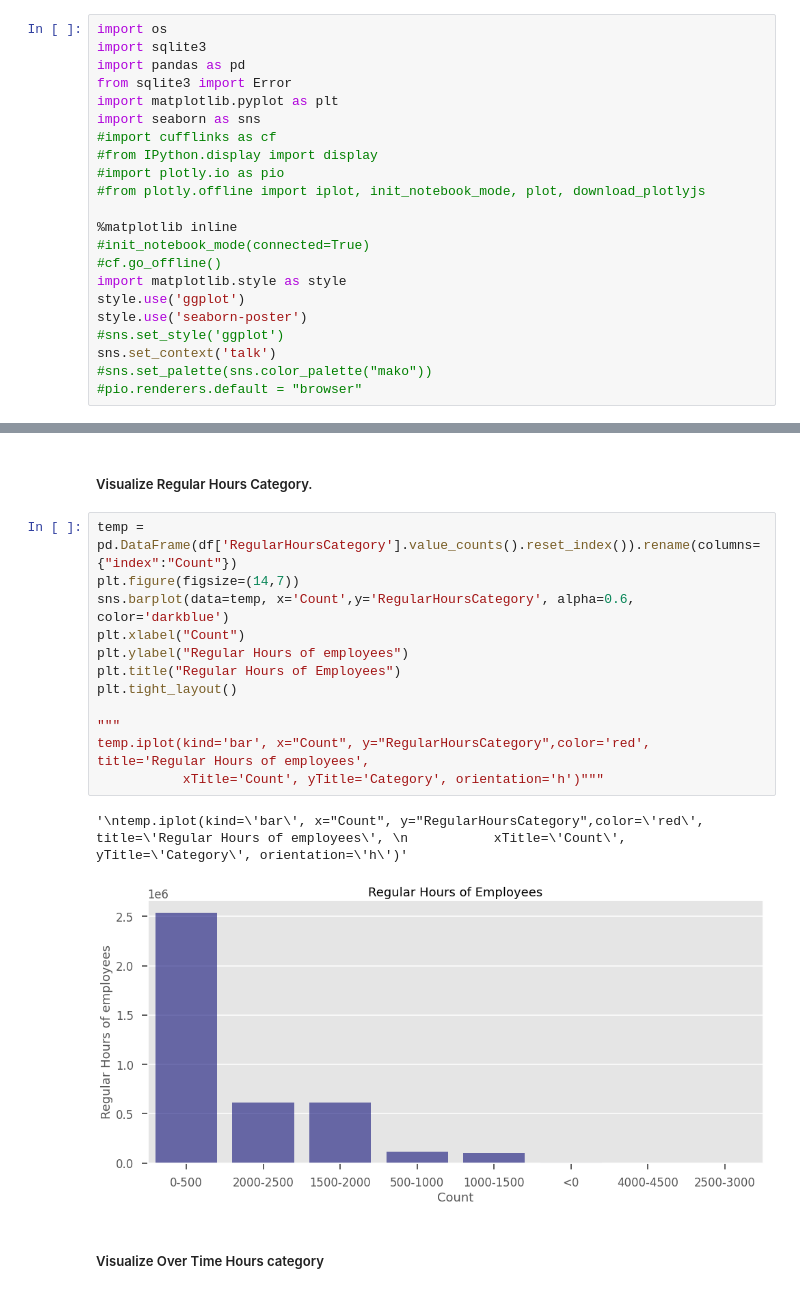
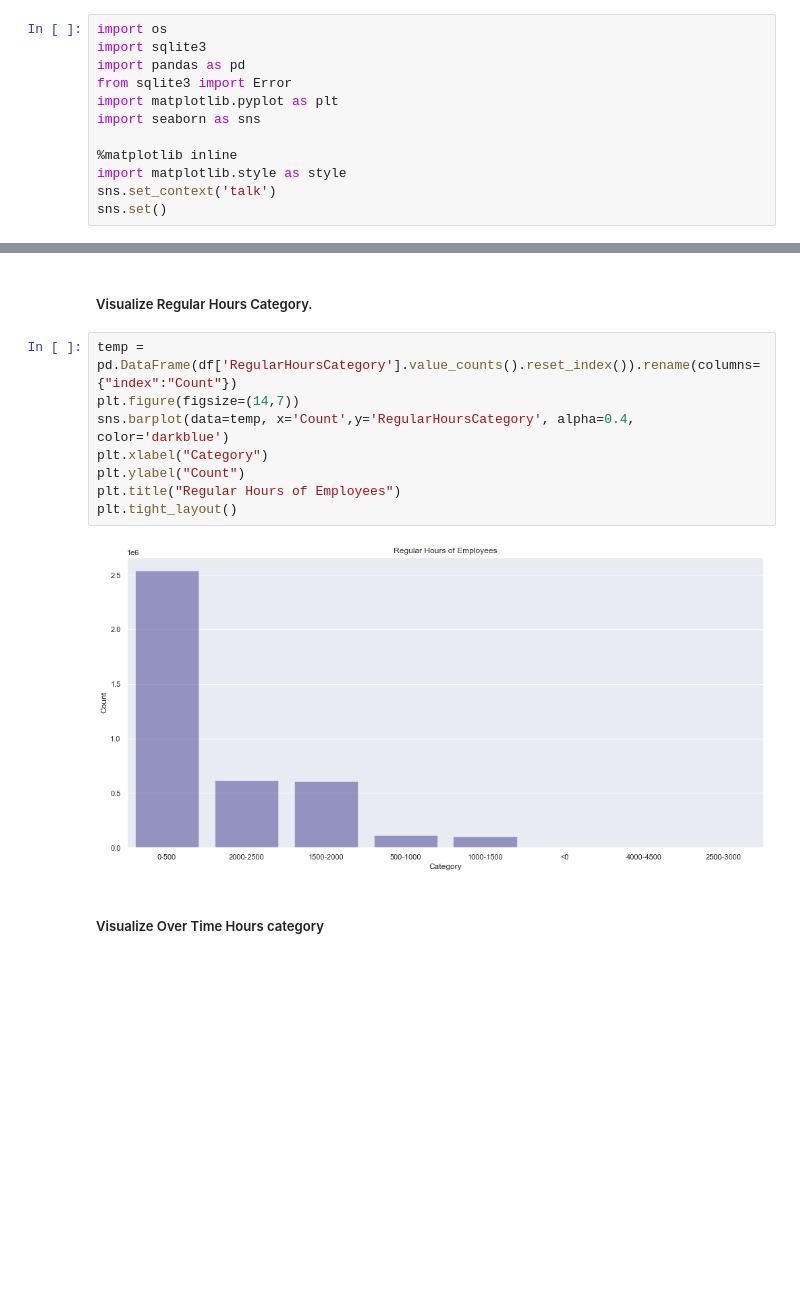
Before and after one commit to sachin17git/NYC-Payroll-Analysis, a Jupyter notebook: visualization.ipynb, the cells around one changed output, grey strips where cells are left out. Saved outputs shown, nothing was run; the diff lists cells and outputs as text; blank space fills up the shorter version.

Commit message:
visualization notebook

```diff
--- a/visualization.ipynb
+++ b/visualization.ipynb
@@ -9,21 +9,11 @@ import pandas as pd
 from sqlite3 import Error
 import matplotlib.pyplot as plt
 import seaborn as sns
-#import cufflinks as cf
-#from IPython.display import display
-#import plotly.io as pio
-#from plotly.offline import iplot, init_notebook_mode, plot, download_plotlyjs
 
 %matplotlib inline
-#init_notebook_mode(connected=True)
-#cf.go_offline()
 import matplotlib.style as style
-style.use('ggplot')
-style.use('seaborn-poster')
-#sns.set_style('ggplot')
 sns.set_context('talk')
-#sns.set_palette(sns.color_palette("mako"))
-#pio.renderers.default = "browser"
+sns.set()
 # %%
 def create_connection(db_file, delete_db=False):
     conn = None
@@ -58,18 +48,13 @@ with conn:
 # %%
 temp = pd.DataFrame(df['RegularHoursCategory'].value_counts().reset_index()).rename(columns={"index":"Count"})
 plt.figure(figsize=(14,7))
-sns.barplot(data=temp, x='Count',y='RegularHoursCategory', alpha=0.6, color='darkblue')
-plt.xlabel("Count")
-plt.ylabel("Regular Hours of employees")
+sns.barplot(data=temp, x='Count',y='RegularHoursCategory', alpha=0.4, color='darkblue')
+plt.xlabel("Category")
+plt.ylabel("Count")
 plt.title("Regular Hours of Employees")
 plt.tight_layout()
-
-"""
-temp.iplot(kind='bar', x="Count", y="RegularHoursCategory",color='red', title='Regular Hours of employees',
-           xTitle='Count', yTitle='Category', orientation='h')"""
 # %% [output]
-'\ntemp.iplot(kind=\'bar\', x="Count", y="RegularHoursCategory",color=\'red\', title=\'Regular Hours of employees\', \n           xTitle=\'Count\', yTitle=\'Category\', orientation=\'h\')'
-[figure, old version]
+[figure, new version]
 # %% [markdown]
 ##### Visualize Over Time Hours category
 # %%
```
Also changed, not shown: parts of 3 cells of this notebook.
